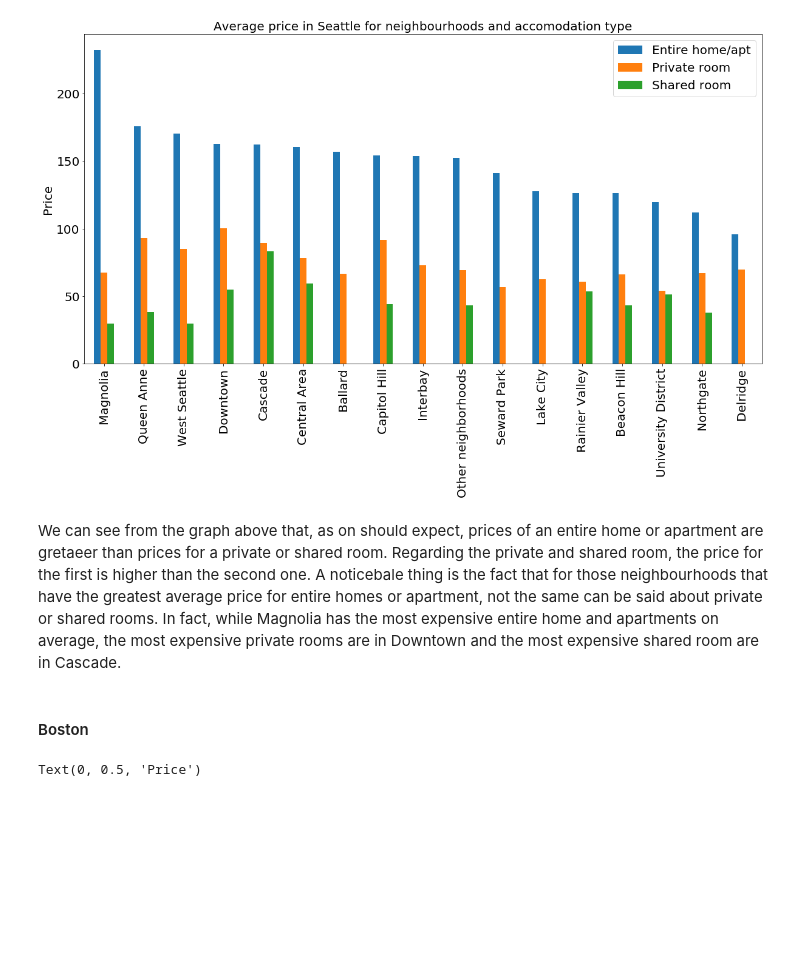
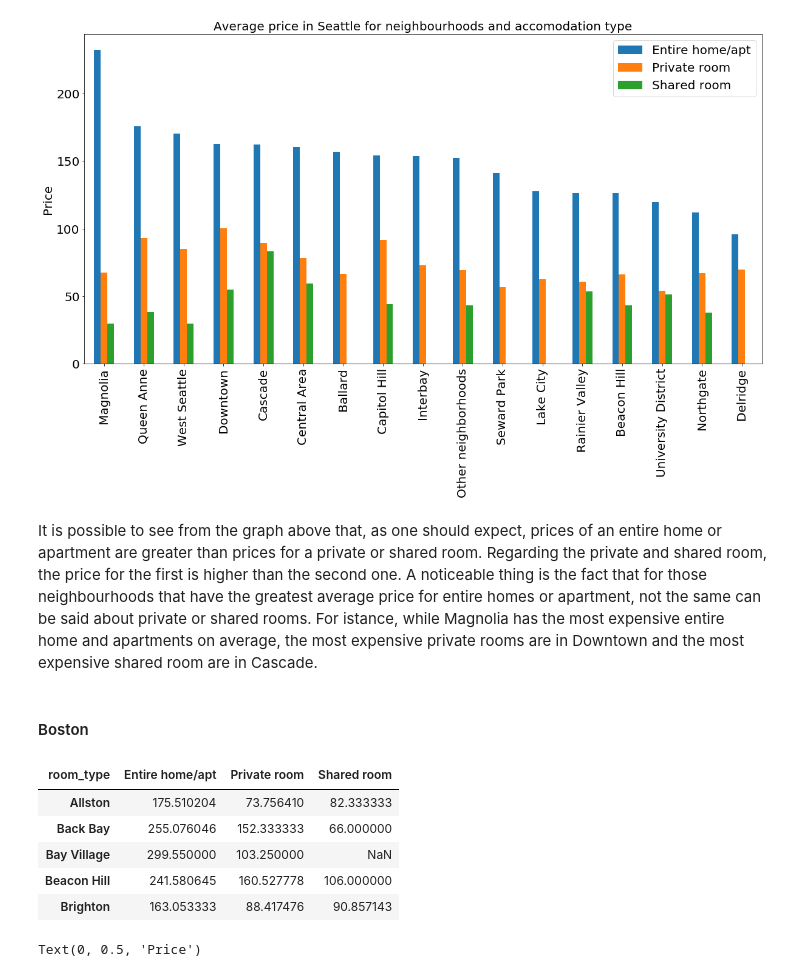
Before and after one commit to Duratorre/AirBnB-Data-Analysis, a Jupyter notebook: Analysis.ipynb, the cells around one changed output. Cells and saved outputs as stored; diff of their text form; code cells hidden in the pictures; blank space fills up the shorter version.

```diff
--- a/Analysis.ipynb
+++ b/Analysis.ipynb
@@ -318,7 +386,20 @@ plt.ylabel('Price', fontsize=20)
 Text(0, 0.5, 'Price')
 [figure]
 # %% [markdown]
-We can see from the graph above that, as on should expect, prices of an entire home or apartment are gretaeer than prices for a private or shared room. Regarding the private and shared room, the price for the first is higher than the second one. A noticebale thing is the fact that for those neighbourhoods that have the greatest average price for entire homes or apartment, not the same can be said about private or shared rooms. In fact, while Magnolia has the most expensive entire home and apartments on average, the most expensive private rooms are in Downtown and the most expensive shared room are in Cascade.
+It is possible to see from the graph above that, as one should expect, prices of an entire home or apartment are greater than prices for a private or shared room. Regarding the private and shared room, the price for the first is higher than the second one. A noticeable thing is the fact that for those neighbourhoods that have the greatest average price for entire homes or apartment, not the same can be said about private or shared rooms. For istance, while Magnolia has the most expensive entire home and apartments on average, the most expensive private rooms are in Downtown and the most expensive shared room are in Cascade.
 # %% [markdown]
 #### Boston
+# %%
+df_lis_bos_plot = df_lis_bos_compare.pivot_table(values='price', index='neighbourhood_cleansed',
+                                         columns='room_type', aggfunc=np.nanmean)
+
+df_lis_bos_plot.index.name = None
+df_lis_bos_plot.head()
+# %% [output]
+| room_type | Entire home/apt | Private room | Shared room |
+| Allston | 175.510204 | 73.756410 | 82.333333 |
+| Back Bay | 255.076046 | 152.333333 | 66.000000 |
+| Bay Village | 299.550000 | 103.250000 | NaN |
+| Beacon Hill | 241.580645 | 160.527778 | 106.000000 |
+| Brighton | 163.053333 | 88.417476 | 90.857143 |
 # %%
```
Also changed, not shown: parts of 39 cells of this notebook.
